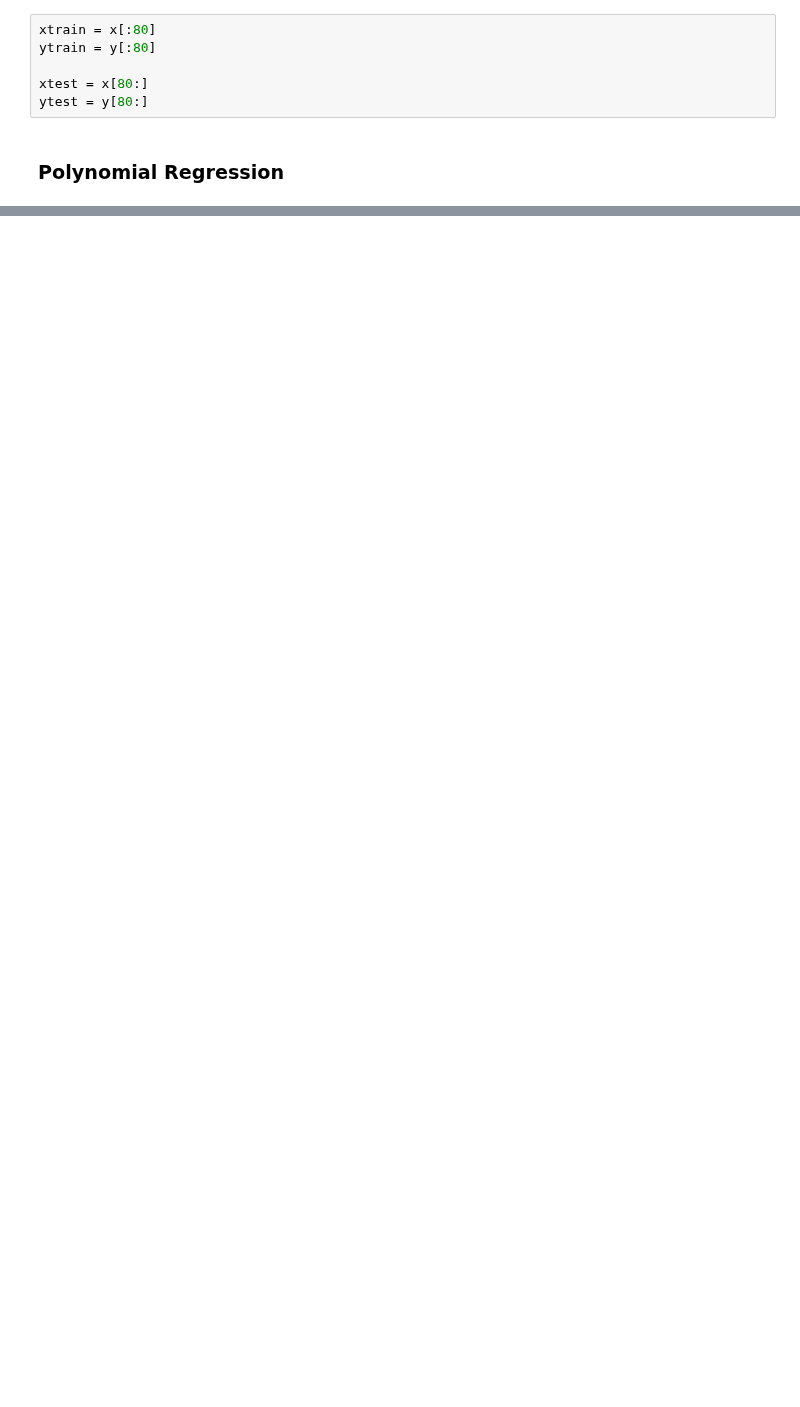
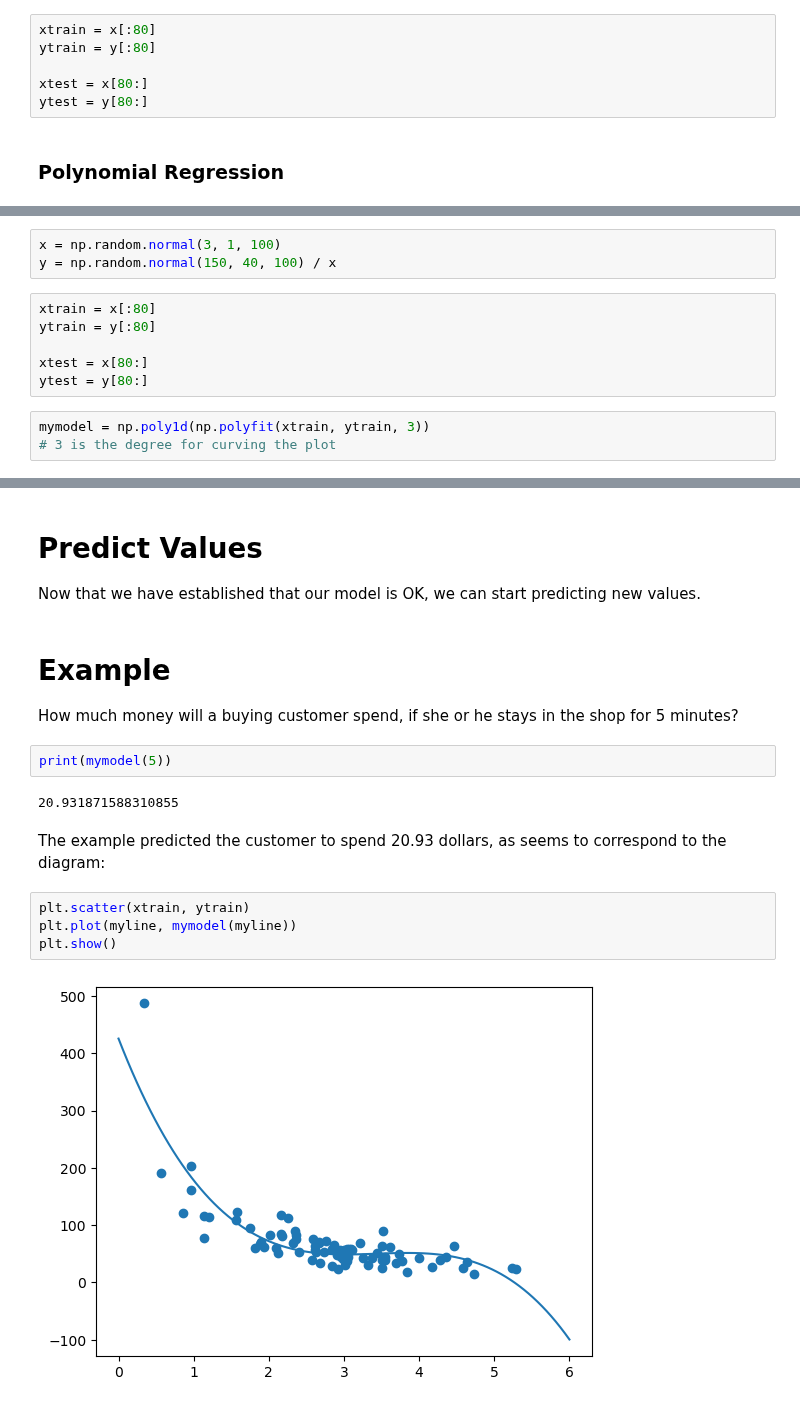
Before and after one commit to jabedkhanjb/Machine-Learning, a Jupyter notebook: Train Test.ipynb, the cells around one changed output, grey strips where cells are left out. Saved outputs shown, nothing was run; the diff lists cells and outputs as text; blank space fills up the shorter version.

```diff
--- a/Train Test.ipynb
+++ b/Train Test.ipynb
@@ -106,0 +139,12 @@ mymodel = np.poly1d(np.polyfit(xtrain, ytrain, 4))
+# %%
+x = np.random.normal(3, 1, 100)
+y = np.random.normal(150, 40, 100) / x
+# %%
+xtrain = x[:80]
+ytrain = y[:80]
+
+xtest = x[80:]
+ytest = y[80:]
+# %%
+mymodel = np.poly1d(np.polyfit(xtrain, ytrain, 3))
+# 3 is the degree for curving the plot
@@ -106,0 +175,20 @@ mymodel = np.poly1d(np.polyfit(xtrain, ytrain, 4))
+# %% [markdown]
+# Predict Values
+
+Now that we have established that our model is OK, we can start predicting new values.
+# %% [markdown]
+# Example
+
+How much money will a buying customer spend, if she or he stays in the shop for 5 minutes?
+# %%
+print(mymodel(5))
+# %% [output]
+20.931871588310855
+# %% [markdown]
+The example predicted the customer to spend 20.93 dollars, as seems to correspond to the diagram:
+# %%
+plt.scatter(xtrain, ytrain)
+plt.plot(myline, mymodel(myline))
+plt.show()
+# %% [output]
+[figure, added]
```
Also changed, not shown: parts of 18 cells of this notebook.
